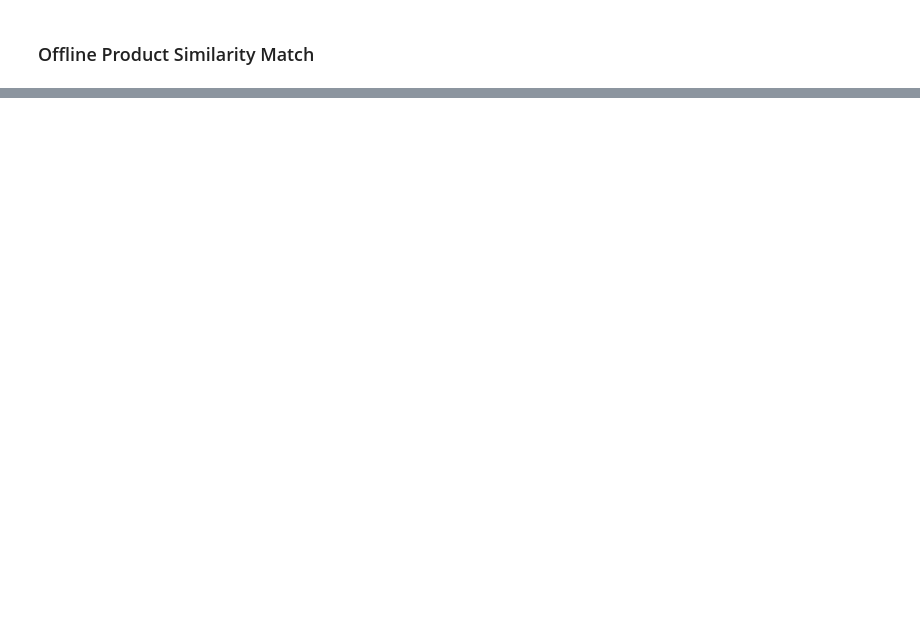
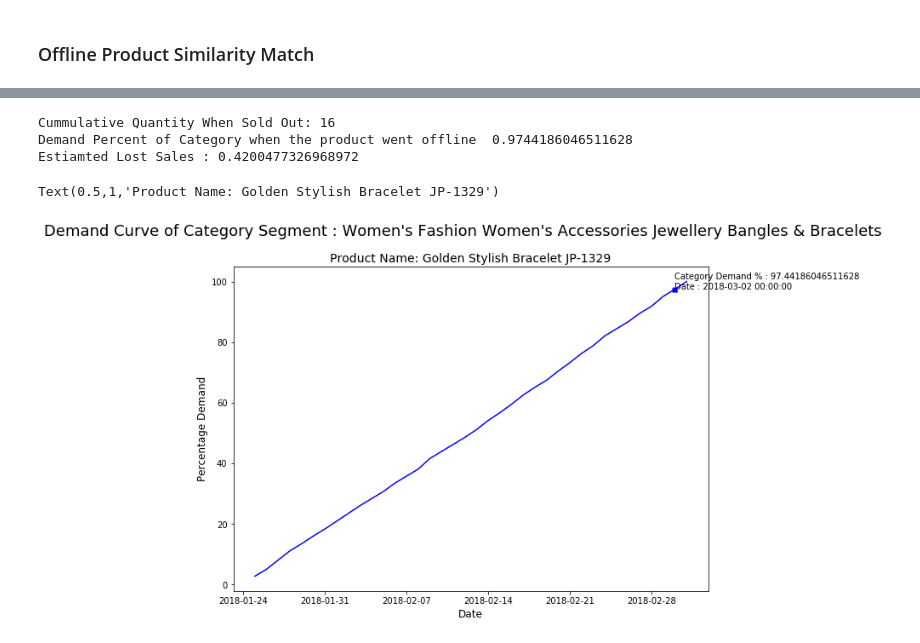
Before and after one commit to DanyalKhaliq/Machine-Learning-, a Jupyter notebook: ProductDescriptiveAnalysis.ipynb, the cells around one changed output, grey strips where cells are left out. Saved outputs shown, nothing was run; the diff lists cells and outputs as text; code cells hidden in the pictures; blank space fills up the shorter version.

```diff
--- a/ProductDescriptiveAnalysis.ipynb
+++ b/ProductDescriptiveAnalysis.ipynb
@@ -225,24 +237,36 @@ Recorded demand during Online period :  1
 # %%
 if onlineDemand > 0:
-    dateOfSoldOut = demandCurveDf4Offline[demandCurveDf4Offline.DemandPercent == 100]['date'].values[0]
-    DemandPercentWhenSoldOut = demandCurveDf[demandCurveDf.date >= dateOfSoldOut][0:1]['DemandPercent']/100
+    dateOfOFFLine = offlineStartDate #demandCurveDf4Offline[demandCurveDf4Offline.DemandPercent == 100]['date'].values[0]
+    if int(offlineDays) > 1:
+        DemandPercentWhenSoldOut = demandCurveDf[demandCurveDf.date <= dateOfOFFLine].tail(1)['DemandPercent']/100
+    else:
+        DemandPercentWhenSoldOut = demandCurveDf[demandCurveDf.date <= dateOfOFFLine][-2:-1]['DemandPercent']/100
     if DemandPercentWhenSoldOut.count() == 0:
         print("Estiamted Lost Sales (Category SO) :",DemandPercentWhenSoldOut.count())
     else:
         CummulativeQuantityWhenSoldOut = demandCurveDf4Offline[demandCurveDf4Offline.DemandPercent == 100]['CummulativeQuantity']
         print("Cummulative Quantity When Sold Out:",CummulativeQuantityWhenSoldOut.values[0])
-        print("Demand Percent of Category when the product soldout ",DemandPercentWhenSoldOut.values[0])
+        print("Demand Percent of Category when the product went offline ",DemandPercentWhenSoldOut.values[0])
         EstiamtedLostSales = CummulativeQuantityWhenSoldOut/DemandPercentWhenSoldOut.values[0]
         print("Estiamted Lost Sales :",(EstiamtedLostSales.values[0] - CummulativeQuantityWhenSoldOut).values[0])
+# %% [output]
+Cummulative Quantity When Sold Out: 16
+Demand Percent of Category when the product went offline  0.9744186046511628
+Estiamted Lost Sales : 0.4200477326968972
 # %%
 plt.figure(figsize=(10,7))
 markers_on = [DemandPercentWhenSoldOut.index[0]]
 plt.plot(demandCurveDf.date, demandCurveDf.DemandPercent,'-bX',markevery=markers_on)
 
 for a,b in zip(demandCurveDf.date, demandCurveDf.DemandPercent):
     if( b == DemandPercentWhenSoldOut.values[0] * 100):
         plt.text(a, b, "Category Demand % : " + str(b) + "  \nDate : " + str(a))
 
 plt.ylabel('Percentage Demand', fontsize=12)
 plt.xlabel('Date', fontsize=12)
+plt.suptitle('Demand Curve of Category Segment : ' + df_initial[df_initial.COD_SKU_CONFIG == SKUid]['CatConcat'].values[0], fontsize=18)
+plt.title('Product Name: ' + df_initial[df_initial.COD_SKU_CONFIG == SKUid]['DSC_PRODUCT_NAME'].values[0], fontsize=14)
+# %% [output]
+Text(0.5,1,'Product Name: Golden Stylish Bracelet JP-1329')
+[figure, added]
 # %%
```
Also changed, not shown: parts of 24 cells of this notebook.
